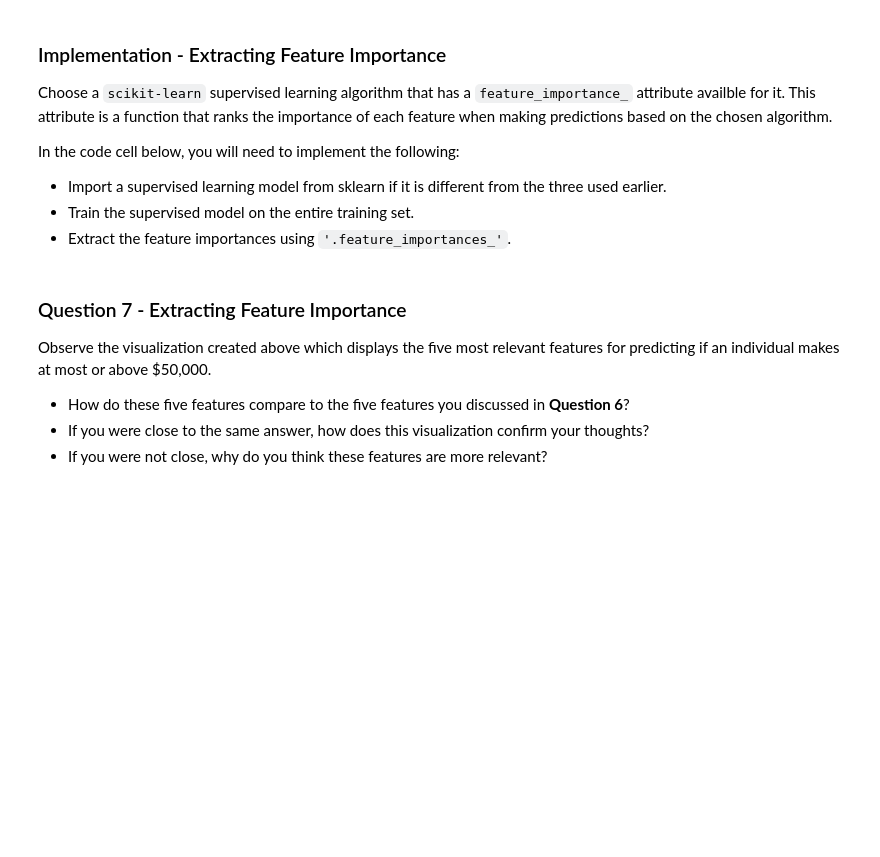
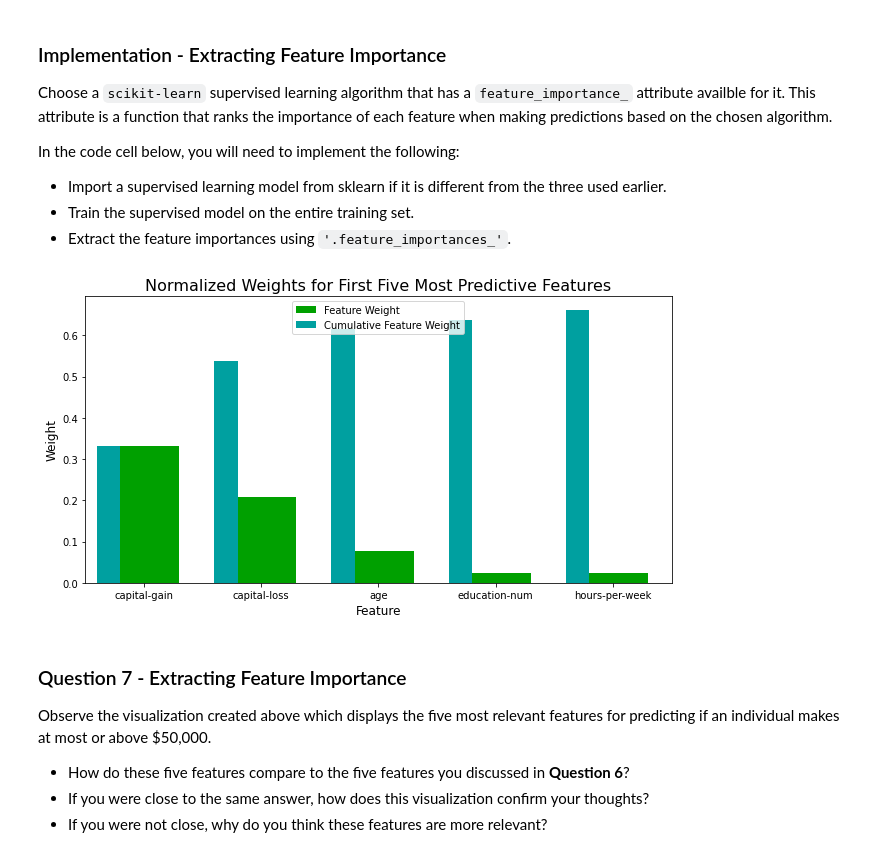
Before and after one commit to stelladeecoder/CharityML, a Jupyter notebook: finding_donors/finding_donors.ipynb, the cells around one changed output. Saved outputs shown, nothing was run; the diff lists cells and outputs as text; code cells hidden in the pictures; blank space fills up the shorter version.

```diff
--- a/finding_donors/finding_donors.ipynb
+++ b/finding_donors/finding_donors.ipynb
@@ -545,15 +545,17 @@ In the code cell below, you will need to implement the following:
 # %%
 # TODO: Import a supervised learning model that has 'feature_importances_'
 
 
 # TODO: Train the supervised model on the training set using .fit(X_train, y_train)
-model = None
+model = best_clf.fit(X_train, y_train)
 
 # TODO: Extract the feature importances using .feature_importances_
-importances = None
+importances = model.feature_importances_
 
 # Plot
 vs.feature_plot(importances, X_train, y_train)
+# %% [output]
+[figure, added]
 # %% [markdown]
 ### Question 7 - Extracting Feature Importance
 
```
Also changed, not shown: parts of 2 cells of this notebook.
